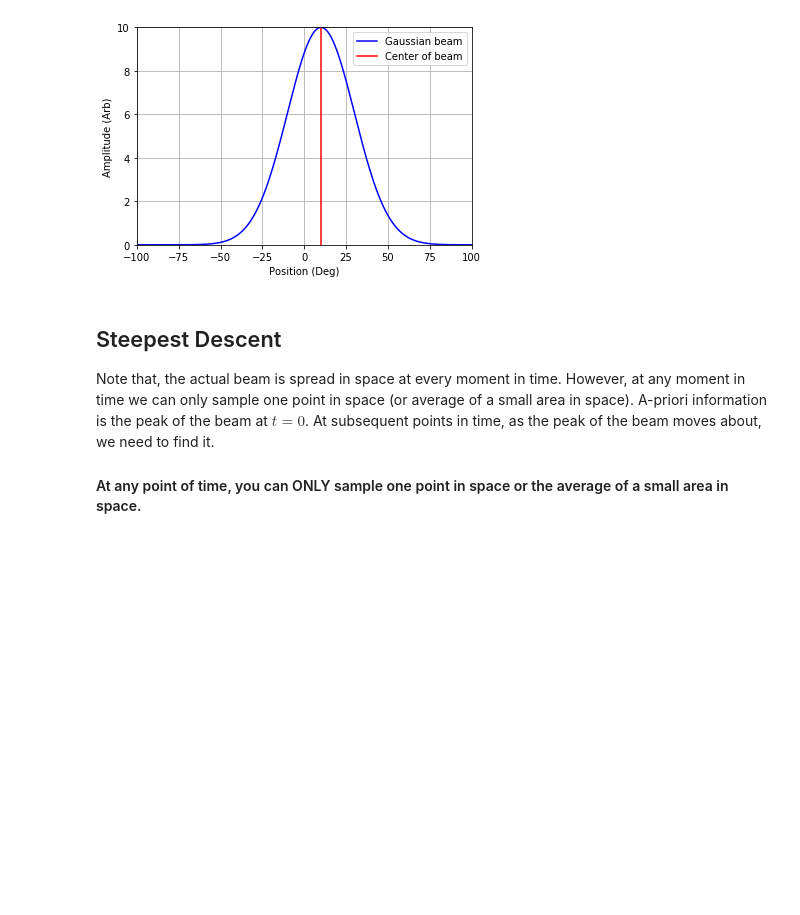
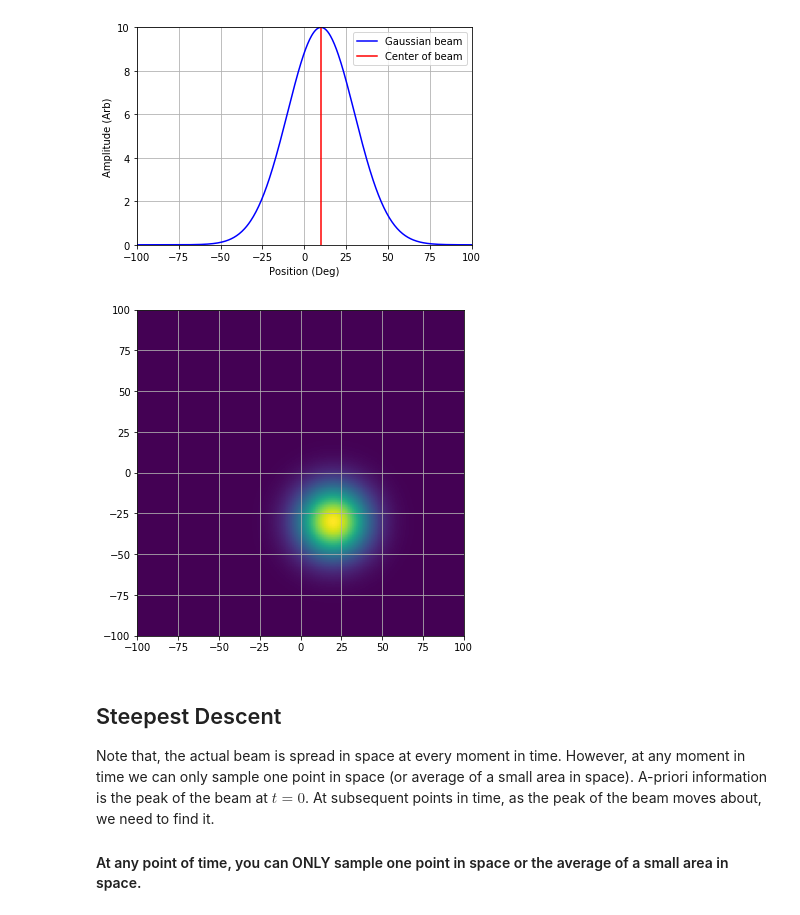
Before and after one commit to cspatel2/Spac-Hauc, a Jupyter notebook: steepest-descent-test.ipynb, the cells around one changed output. Saved outputs shown, nothing was run; the diff lists cells and outputs as text; code cells hidden in the pictures; blank space fills up the shorter version.

```diff
--- a/steepest-descent-test.ipynb
+++ b/steepest-descent-test.ipynb
@@ -80,31 +80,32 @@ HTML(anim.to_html5_video()) # requires ffmpeg, install using `conda install ffmp
 # %%
 # This is for 2D Beam
 
 # Now we generate our beam, which is a Gaussian in 2D space around the X coordinate
 gridMax = 100
 xx = np.linspace(-gridMax, gridMax, 5 * gridMax + 1, endpoint = True) # 0.04 grid spacing
 yy = xx # square grid so make an alias
 (xp, yp) = np.meshgrid(xx, yy) # generate X-Y plane
 
 # Define 2D Gaussian:
 def gauss2D(xx, yy, mx, my, s):
     xx_ = xx - mx # Recenter X
     yy_ = yy - my # Recenter Y
     dist = (xx_*xx_ + yy_*yy_) # calculate Euclidean distance on 2D plane
     return np.exp(-0.5 * dist / (s * s)) # Gaussian: exp(-x^2/2s^2)
 
 # Test Gaussian
 plt.figure(figsize=(6,6))
 gaussval = gauss2D(xp, yp, 20, 30, 15) # beam at (20, 30), width 15
 plt.imshow(gaussval, extent = [-gridMax, gridMax, -gridMax, gridMax])
 plt.grid()
 plt.show()
 
 # plt.figure(figsize=(6,6))
 # ax = fig.gca(projection='3d')
 # ax.plot_surface(xp, yp, gaussval, cmap=cm.coolwarm)
 
 
 # now to generate the REAL beam position with time, we need to
 # generate a 3D array of the position of these
-sigr = np.array([gauss2D(xp, yp, mx, 0, 10) for mx in xr]) # beam from source, width 10
+# %% [output]
+[figure, added]
```
Also changed, not shown: parts of 19 cells of this notebook.
